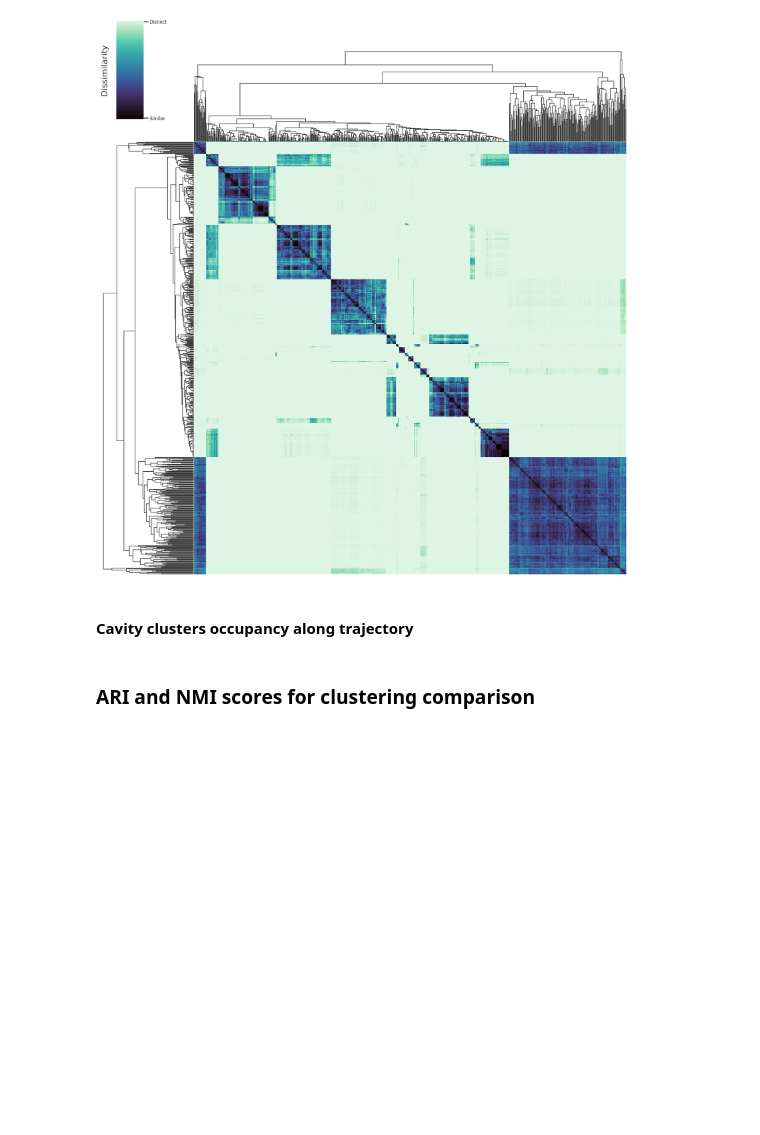
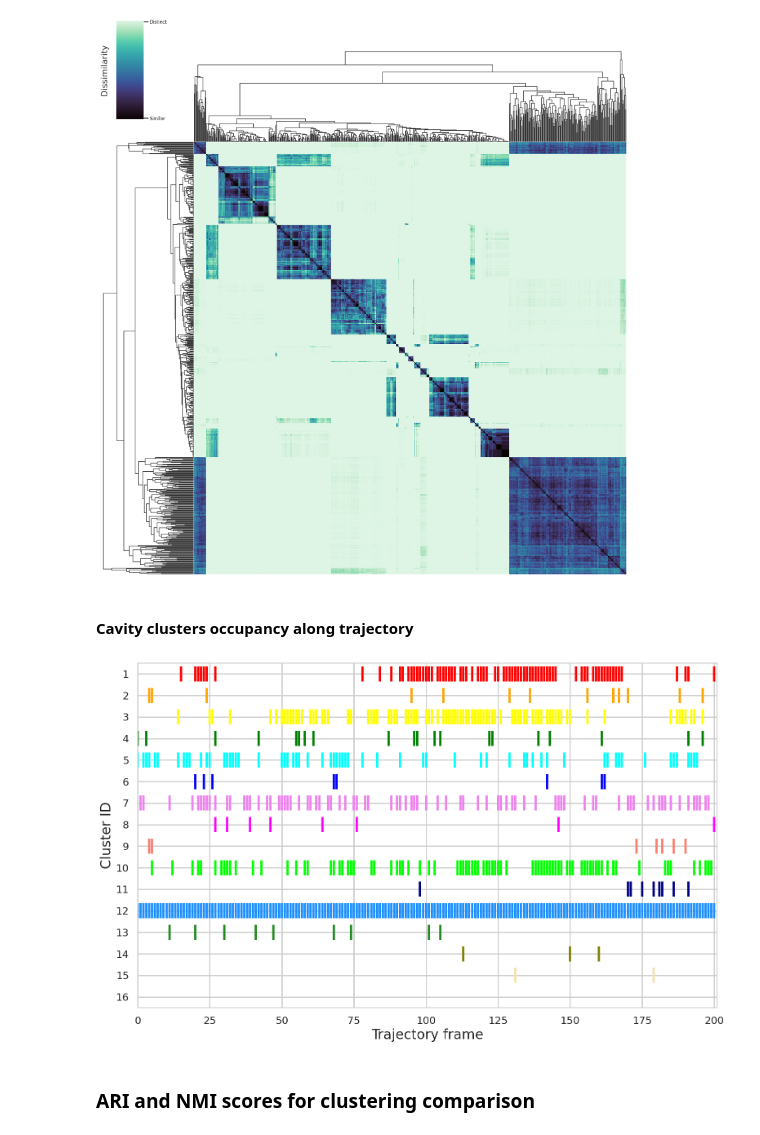
Before and after one commit to jvsguerra/IV-CEC, a Jupyter notebook: SPDE-analysis.ipynb, the cells around one changed output. Drawn from its saved outputs; the diff is of its cells as text; code cells hidden in the pictures; blank space fills up the shorter version.

```diff
--- a/SPDE-analysis.ipynb
+++ b/SPDE-analysis.ipynb
@@ -664,7 +664,7 @@ sns.set_theme(
 labels = preds["distance"]   # ou distance/contact
 
 fig, ax = plt.subplots(
-    figsize=(20, 10)
+    figsize=(16, 10)
 )
 
 for cluster in range(16):
@@ -692,33 +692,35 @@ ax.set_ylabel(
 
 ax.set_yticks(
     numpy.arange(
         0,
         17
     )
 )
 
 ax.tick_params(
     axis="both",
     labelsize=18,
 )
 ax.set_xlim(0, 201)
 ax.set_ylim(0.5, 16.5)
 ax.invert_yaxis()
 
 for spine in ax.spines.values():
     spine.set_visible(True)
     spine.set_linewidth(1.5)
 
 plt.tight_layout()
 
 plt.savefig(
     "results/spde/distance/timeline.png",
     dpi=600,
     transparent=True,
     bbox_inches="tight",
 )
 
 plt.show()
+# %% [output]
+[figure, added]
 # %% [markdown]
 ### ARI and NMI scores for clustering comparison
 # %%
```
Also changed, not shown: parts of 8 cells of this notebook, 3 other files.
